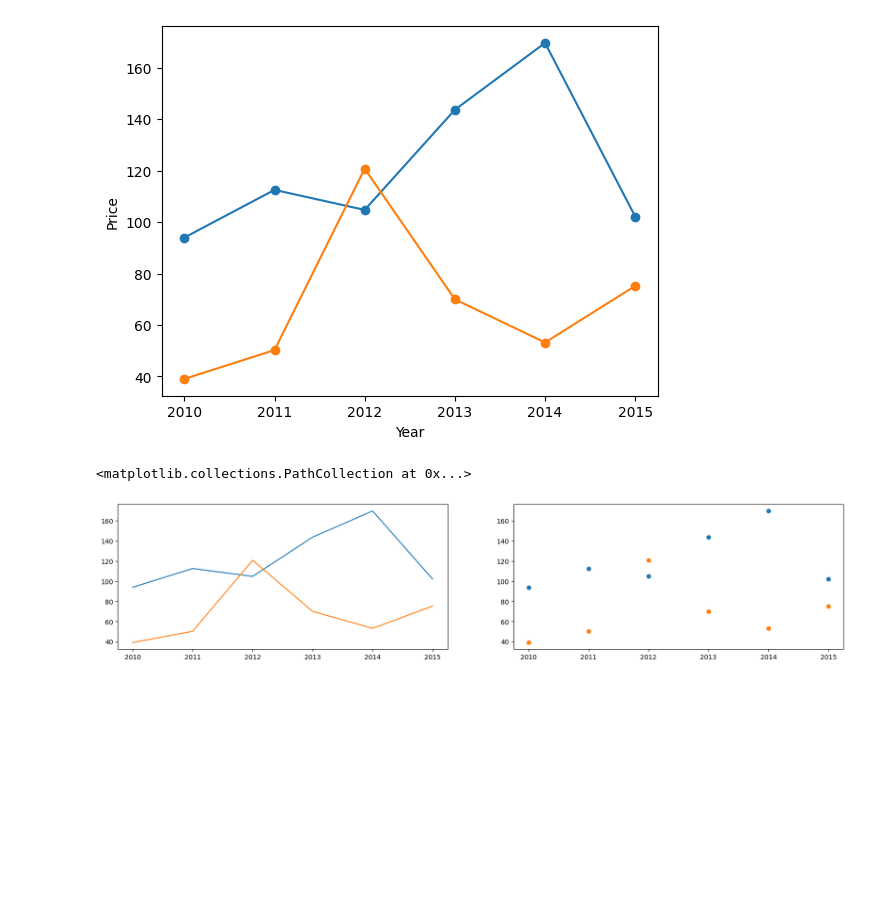
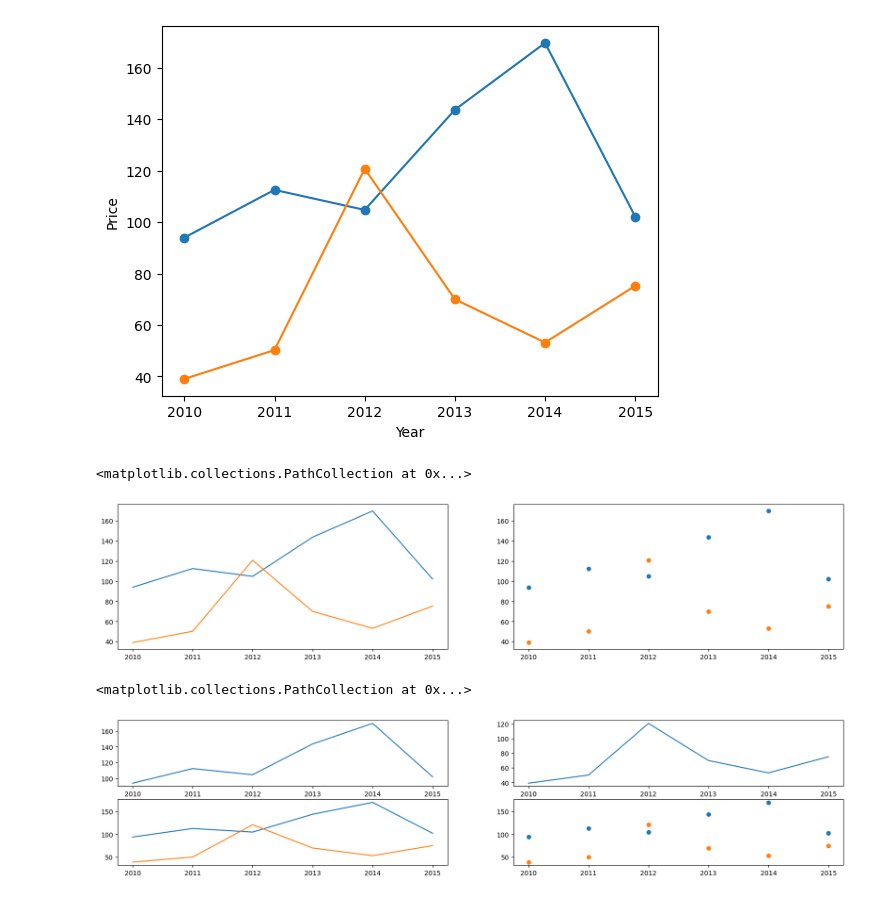
Before and after one commit to pranavdhawale/data-science, a Jupyter notebook: stock-price.ipynb, the cells around one changed output. Drawn from its saved outputs; the diff is of its cells as text; code cells hidden in the pictures; blank space fills up the shorter version.

Commit message:
create four different charts for each type of plotting and company

```diff
--- a/stock-price.ipynb
+++ b/stock-price.ipynb
@@ -35,3 +35,21 @@ scatter_price.scatter(year, ms_price)
 # %% [output]
 <matplotlib.collections.PathCollection at 0x...>
 [figure]
+# %%
+fig_2 = plt.figure(1, figsize=(20, 4))
+
+apple_price = fig_2.add_subplot(221)
+microsoft_price = fig_2.add_subplot(222)
+plot_price = fig_2.add_subplot(223)
+scatter_price = fig_2.add_subplot(224)
+
+apple_price.plot(year, apl_price)
+microsoft_price.plot(year, ms_price)
+
+plot_price.plot(year, apl_price,
+            year, ms_price)
+scatter_price.scatter(year, apl_price)
+scatter_price.scatter(year, ms_price)
+# %% [output]
+<matplotlib.collections.PathCollection at 0x...>
+[figure, added]
```
